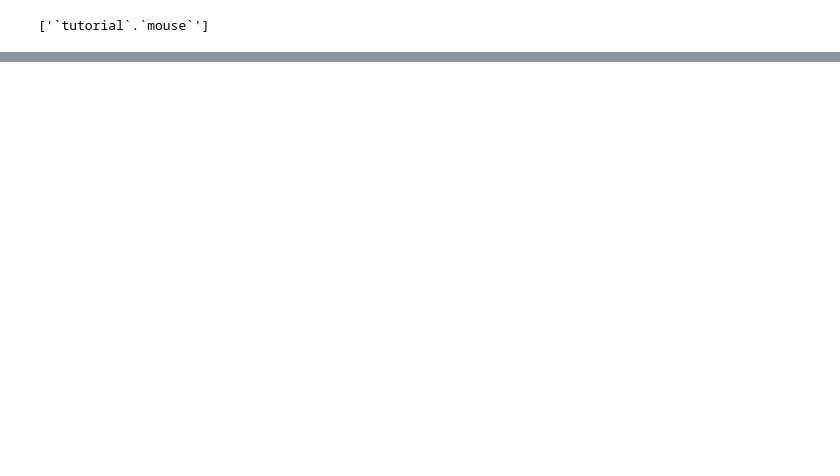
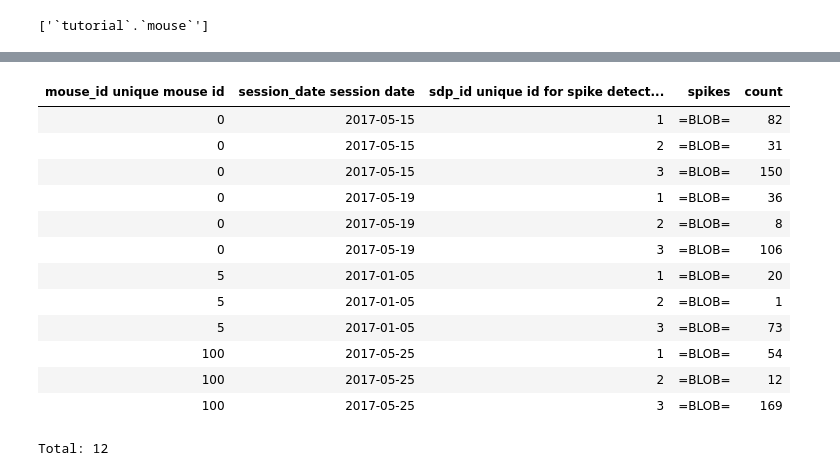
Before and after one commit to Ahmedjjj/onboarding-mathis, a Jupyter notebook: notebooks/tutorial.ipynb, the cells around one changed output, grey strips where cells are left out. Cells and saved outputs as stored; diff of their text form; code cells hidden in the pictures; blank space fills up the shorter version.

```diff
--- a/notebooks/tutorial.ipynb
+++ b/notebooks/tutorial.ipynb
@@ -398,6 +413,11 @@ class Neuron(dj.Imported):
     ---
     activity:  longblob    # electric activity of the neuron
     """
+    def _make_tuples(self, key):
+        file_path = f"../data/data_{key['mouse_id']}_{key['session_date']}.npy"
+        data = np.load(file_path)
+        key['activity'] = data
+        self.insert1(key)
 # %%
 neuron = Neuron()
 neuron
@@ -425,0 +511,9 @@ class Session(dj.Manual):
+# %%
+# Threshold table for spike detection
+@schema
+class SpikeDetectionParam(dj.Lookup):
+    definition = """
+    sdp_id: int      # unique id for spike detection parameter set
+    ---
+    threshold: float   # threshold for spike detection
+    """
@@ -425,0 +566,17 @@ class Session(dj.Manual):
+# %%
+spikes
+# %% [output]
+| mouse_id unique mouse id | session_date session date | sdp_id unique id for spike detect... | spikes | count |
+| 0 | 2017-05-15 | 1 | =BLOB= | 82 |
+| 0 | 2017-05-15 | 2 | =BLOB= | 31 |
+| 0 | 2017-05-15 | 3 | =BLOB= | 150 |
+| 0 | 2017-05-19 | 1 | =BLOB= | 36 |
+| 0 | 2017-05-19 | 2 | =BLOB= | 8 |
+| 0 | 2017-05-19 | 3 | =BLOB= | 106 |
+| 5 | 2017-01-05 | 1 | =BLOB= | 20 |
+| 5 | 2017-01-05 | 2 | =BLOB= | 1 |
+| 5 | 2017-01-05 | 3 | =BLOB= | 73 |
+| 100 | 2017-05-25 | 1 | =BLOB= | 54 |
+| 100 | 2017-05-25 | 2 | =BLOB= | 12 |
+| 100 | 2017-05-25 | 3 | =BLOB= | 169 |
+Total: 12
```
Also changed, not shown: parts of 29 cells of this notebook.
